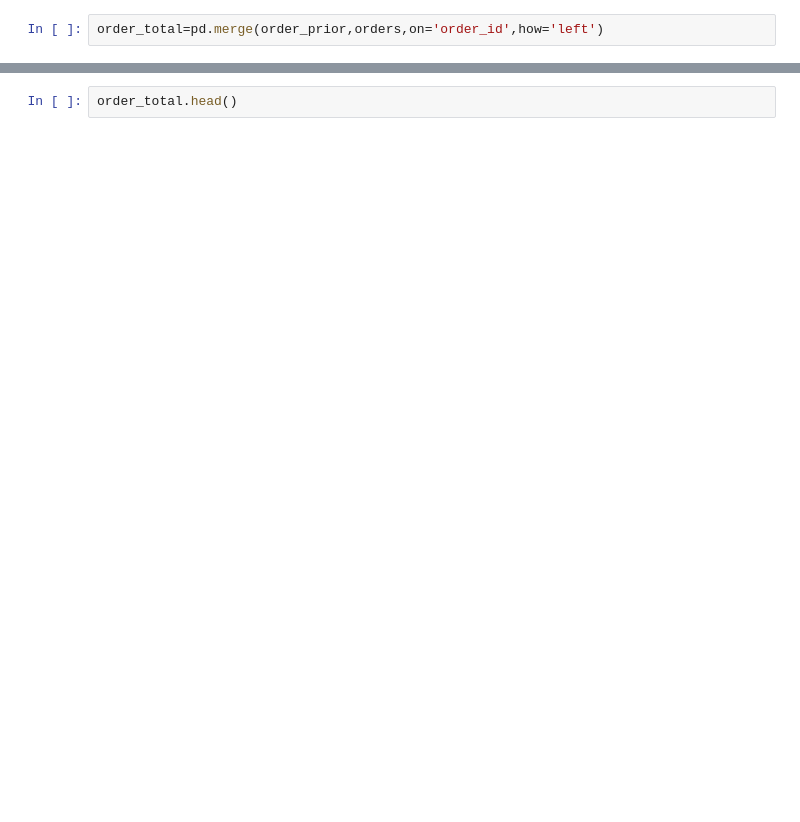
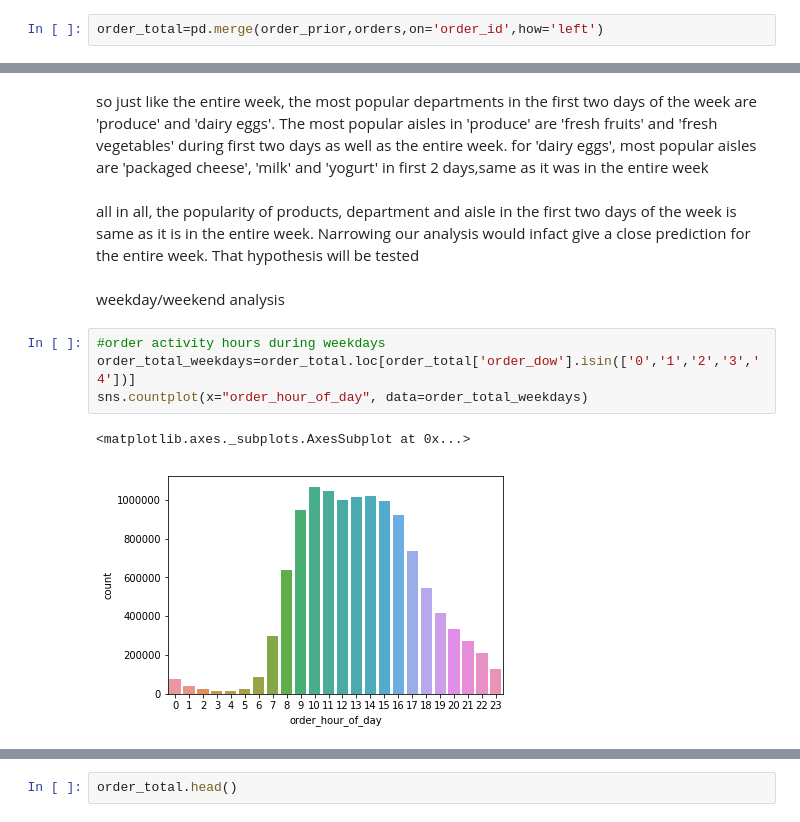
Before and after one commit to Pm1995/Instacart-Basket-Analysis-, a Jupyter notebook: EDA.ipynb, the cells around one changed output, grey strips where cells are left out. Cells and saved outputs as stored; diff of their text form; blank space fills up the shorter version.

```diff
--- a/EDA.ipynb
+++ b/EDA.ipynb
@@ -226,0 +220,16 @@ order_total=pd.merge(order_prior,orders,on='order_id',how='left')
+# %% [markdown]
+so just like the entire week, the most popular departments in the first two days of the week are 'produce' and 'dairy eggs'.
+The most popular aisles in 'produce' are 'fresh fruits' and 'fresh vegetables' during first two days as well as the entire week.
+for 'dairy eggs', most popular aisles are 'packaged cheese', 'milk' and 'yogurt' in first 2 days,same as it was in the entire week
+# %% [markdown]
+all in all, the popularity of products, department and aisle in the first two days of the week is same as it is in the entire week.
+Narrowing our analysis would infact give a close prediction for the entire week. That hypothesis will be tested
+# %% [markdown]
+weekday/weekend analysis
+# %%
+#order activity hours during weekdays
+order_total_weekdays=order_total.loc[order_total['order_dow'].isin(['0','1','2','3','4'])]
+sns.countplot(x="order_hour_of_day", data=order_total_weekdays)
+# %% [output]
+<matplotlib.axes._subplots.AxesSubplot at 0x...>
+[figure, added]
```
Also changed, not shown: parts of 30 cells of this notebook.
